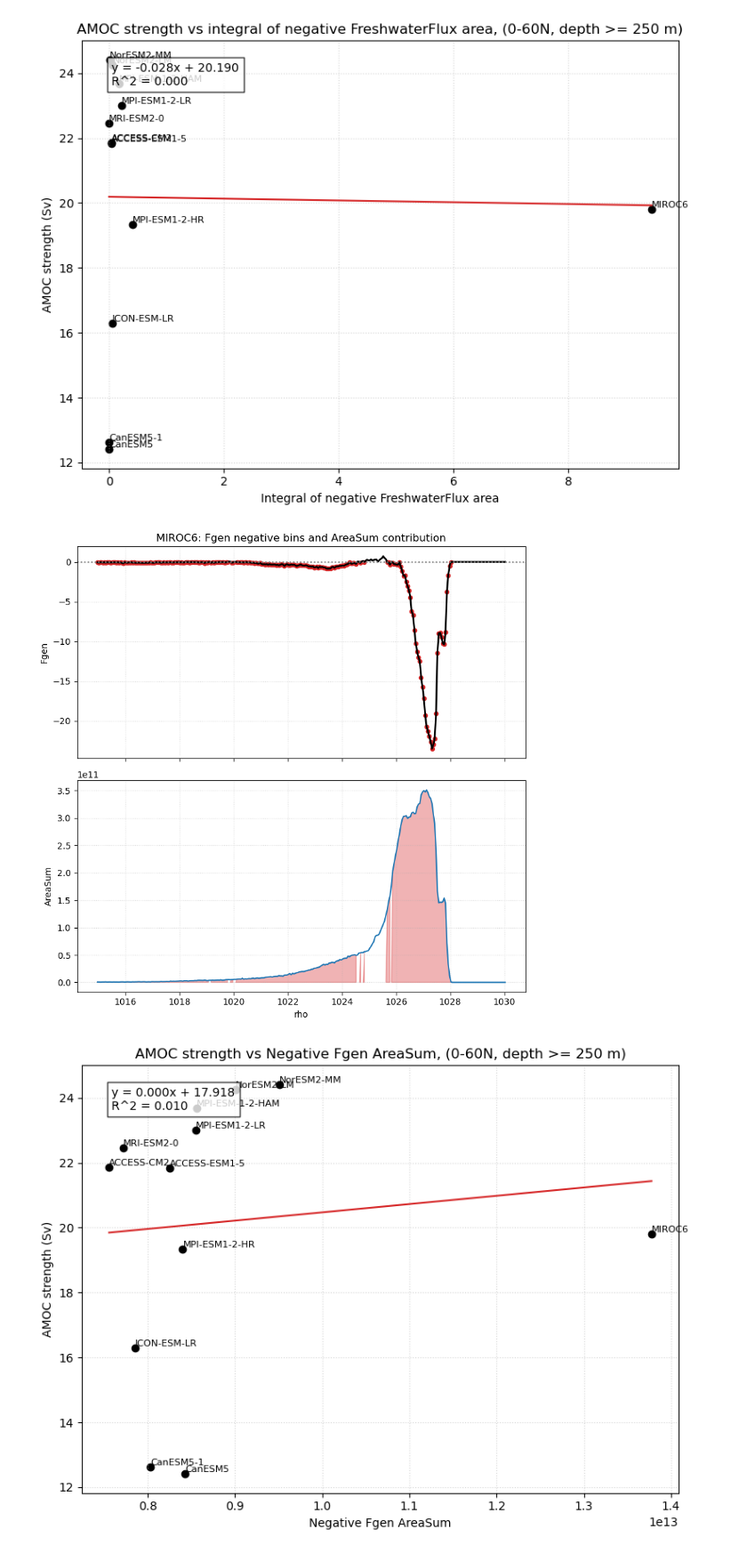
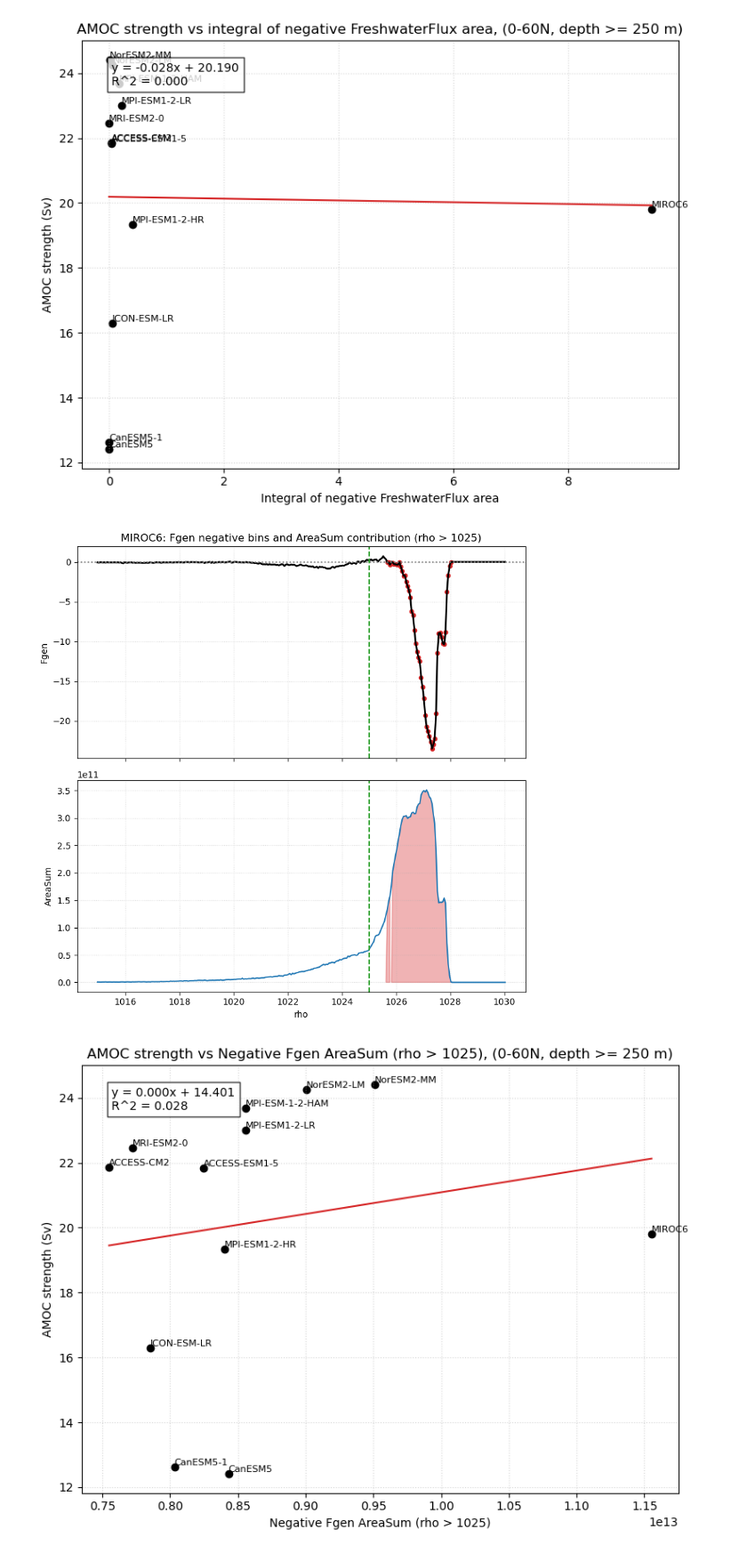
Before and after one commit to xuxingcheng/AMOC-Model-Performance-Analysis, a Jupyter notebook: scripts/FgenEvaluation/AMOC_evaluation.ipynb, the cells around one changed output. Shown at 89% size. Drawn from its saved outputs; the diff is of its cells as text; code cells hidden in the pictures.

Commit message:
added AreaSum threshold at 1025

```diff
--- a/scripts/FgenEvaluation/AMOC_evaluation.ipynb
+++ b/scripts/FgenEvaluation/AMOC_evaluation.ipynb
@@ -20,6 +20,7 @@ plot_dir.mkdir(parents=True, exist_ok=True)
 last_n_years = 30
 lat_bounds = (0, 60)
 min_depth = 250
+negative_fgen_areasum_rho_threshold = 1025
 excluded_models = {"FGOALS-g3", "SAM0-UNICON", "E3SM-1-0", "GISS-E2-1-G-CC", "GISS-E2-2-G"}
 target_models = None  # e.g. ["CanESM5", "GISS-E2-1-G-CC"]
 
@@ -229,7 +230,8 @@ def negative_fgen_area_integral(fgen_frame):
 
 
 def negative_fgen_areasum(frame):
-    return float(frame.loc[frame["Fgen"] < 0, "AreaSum"].sum())
+    mask = (frame["rho"] > negative_fgen_areasum_rho_threshold) & (frame["Fgen"] < 0)
+    return float(frame.loc[mask, "AreaSum"].sum())
 
 
 def linear_regression_with_r_squared(x, y):
@@ -297,18 +299,22 @@ def plot_negative_fgen_areasum_example(model, frame):
     rho = frame["rho"].to_numpy()
     fgen = frame["Fgen"].to_numpy()
     area_sum = frame["AreaSum"].to_numpy()
-    negative_mask = fgen < 0
+    negative_mask = (rho > negative_fgen_areasum_rho_threshold) & (fgen < 0)
 
     fig, axes = plt.subplots(2, 1, figsize=(8, 8), sharex=True)
 
     axes[0].plot(rho, fgen, color="black", linewidth=2)
     axes[0].axhline(0, color="gray", linestyle=":")
+    axes[0].axvline(negative_fgen_areasum_rho_threshold, color="tab:green", linestyle="--")
     axes[0].scatter(rho[negative_mask], fgen[negative_mask], color="tab:red", s=20)
     axes[0].set_ylabel("Fgen")
-    axes[0].set_title(f"{model}: Fgen negative bins and AreaSum contribution")
+    axes[0].set_title(
+        f"{model}: Fgen negative bins and AreaSum contribution (rho > {negative_fgen_areasum_rho_threshold})"
+    )
     axes[0].grid(True, linestyle=":", alpha=0.5)
 
     axes[1].plot(rho, area_sum, color="tab:blue")
+    axes[1].axvline(negative_fgen_areasum_rho_threshold, color="tab:green", linestyle="--")
     axes[1].fill_between(
         rho,
         0,
@@ -611,15 +617,15 @@ plot_negative_fgen_areasum_example(
     fgen_dict["MIROC6"],
 )
 # %% [output]
-[figure, old version]
+[figure, new version]
 # %%
 plot_amoc_relationship(
     amoc_negative_fgen_areasum_summary,
     "negative_Fgen_AreaSum",
-    "Negative Fgen AreaSum",
-    f"AMOC strength vs Negative Fgen AreaSum, ({lat_bounds[0]}-{lat_bounds[1]}N, depth >= {min_depth} m)",
+    f"Negative Fgen AreaSum (rho > {negative_fgen_areasum_rho_threshold})",
+    f"AMOC strength vs Negative Fgen AreaSum (rho > {negative_fgen_areasum_rho_threshold}), ({lat_bounds[0]}-{lat_bounds[1]}N, depth >= {min_depth} m)",
     "amoc_vs_negative_fgen_areasum.png",
     text_y=0.95,
 )
 # %% [output]
-[figure, old version]
+[figure, new version]
```
Also changed, not shown: 2 other files.
